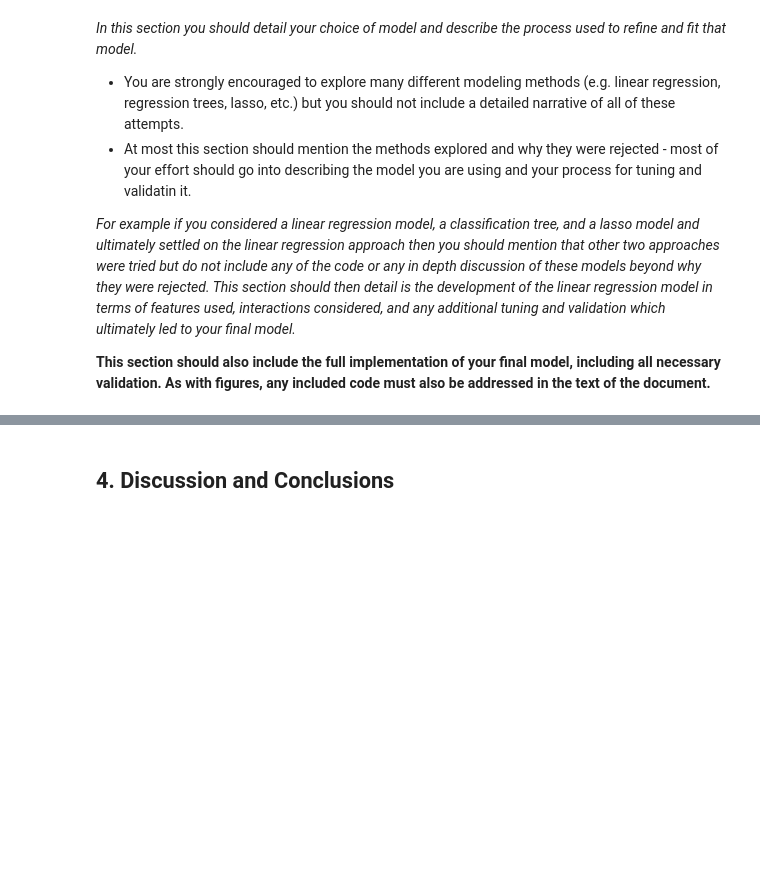
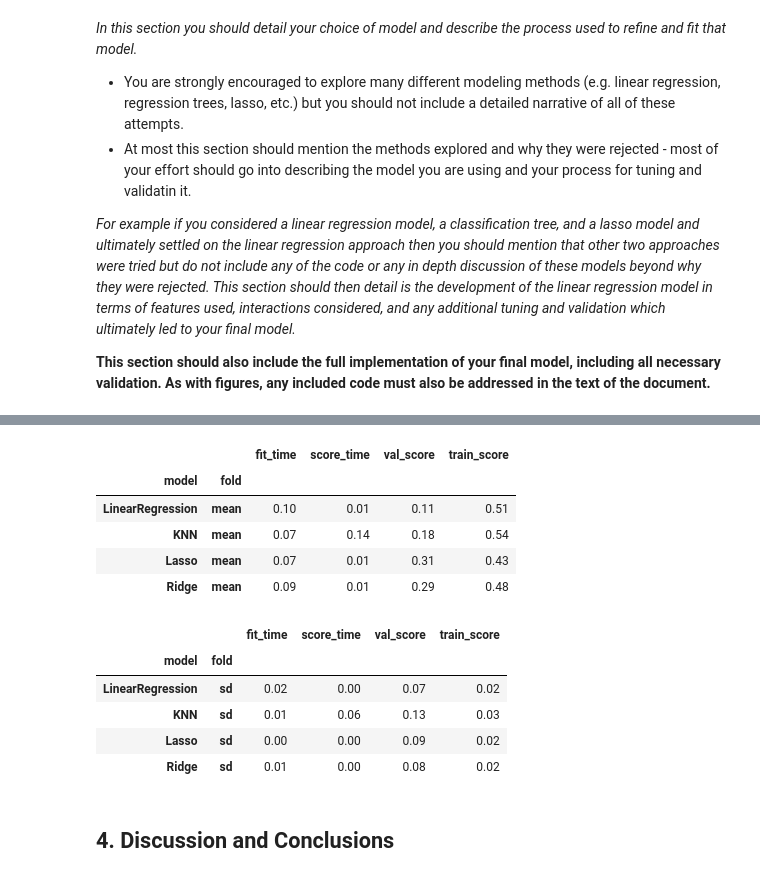
Before and after one commit to Mengyao41/ML_proj1, a Jupyter notebook: project1.ipynb, the cells around one changed output, grey strips where cells are left out. Drawn from its saved outputs; the diff is of its cells as text; code cells hidden in the pictures; blank space fills up the shorter version.

```diff
--- a/project1.ipynb
+++ b/project1.ipynb
@@ -415,0 +436,4 @@ filneame = './final_office.csv'
+# %%
+num_index = list(range(0,X.shape[1]))
+del num_index[20:32]
+factor_index = list(range(20,32))
@@ -416,3 +513,42 @@ filneame = './final_office.csv'
+# %%
+def tidy_scores(score_dict):
+    df = pd.DataFrame(score_dict)
+    df.loc['mean'] = df.mean()
+    df.loc['sd'] = df.std()
+    df.rename({"test_score":"val_score"}, axis=1, inplace=True)
+    df.index.name = "fold"
+    return df.round(2)
+# %%
+# Implementing the 5-fold cross validation for each model in a loop
+for i, model_name in enumerate(model_dict):
+    scores = cross_validate(model_dict[model_name], X_train, y_train, cv = 5, return_train_score = True)
+    scores_df = tidy_scores(scores)
+    scores_df['model'] = model_name
+    scores_df = scores_df.set_index("model", append=True)
+    scores_df = scores_df.swaplevel()
+
+    if i == 0:
+        all_scores = scores_df
+    else:
+        all_scores = pd.concat([all_scores, scores_df], axis=0)
+# %%
+# Mean values for the train and valid scores
+display(all_scores.xs('mean', level=1, drop_level=False))
+# Std Dev. values for the train and valid scores
+display(all_scores.xs('sd', level=1, drop_level=False))
+# %% [output]
+|  |  | fit_time | score_time | val_score | train_score |
+| model | fold |  |  |  |  |
+| LinearRegression | mean | 0.10 | 0.01 | 0.11 | 0.51 |
+| KNN | mean | 0.07 | 0.14 | 0.18 | 0.54 |
+| Lasso | mean | 0.07 | 0.01 | 0.31 | 0.43 |
+| Ridge | mean | 0.09 | 0.01 | 0.29 | 0.48 |
+|  |  | fit_time | score_time | val_score | train_score |
+| model | fold |  |  |  |  |
+| LinearRegression | sd | 0.02 | 0.00 | 0.07 | 0.02 |
+| KNN | sd | 0.01 | 0.06 | 0.13 | 0.03 |
+| Lasso | sd | 0.00 | 0.00 | 0.09 | 0.02 |
+| Ridge | sd | 0.01 | 0.00 | 0.08 | 0.02 |
 # %% [markdown]
 ## 4. Discussion and Conclusions
 # %% [markdown]
```
Also changed, not shown: parts of 7 cells of this notebook.
